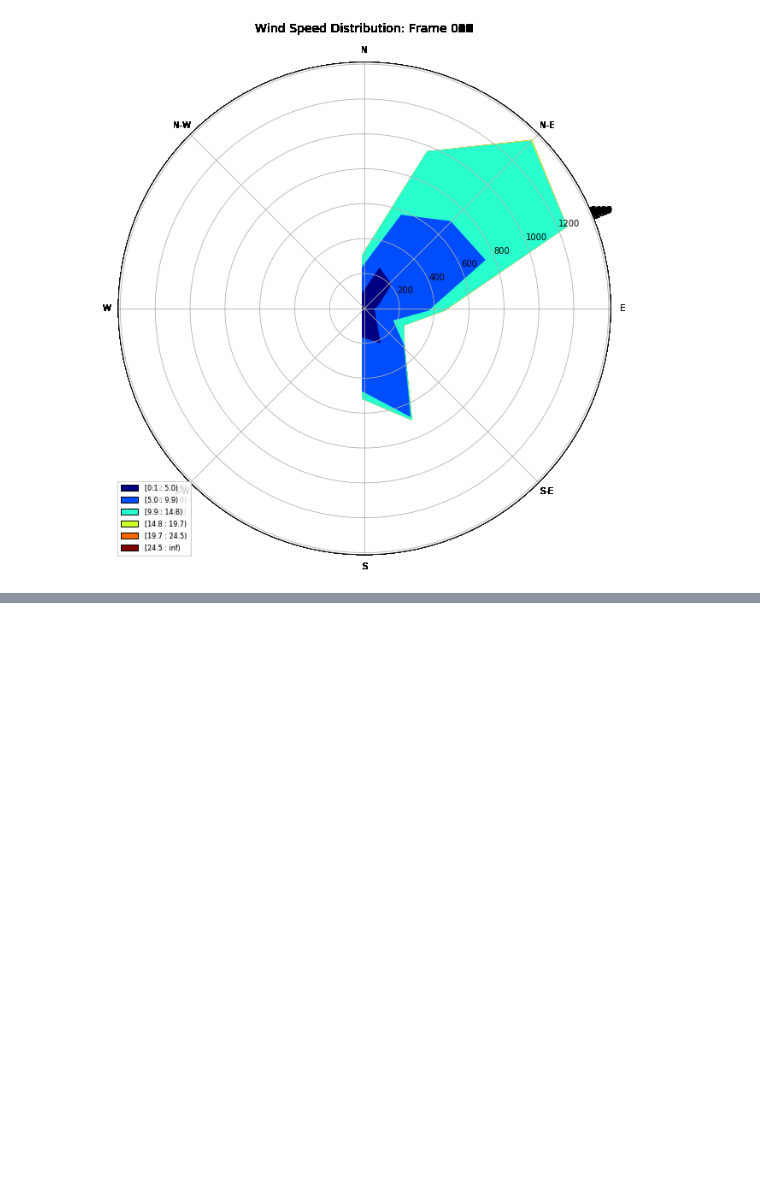
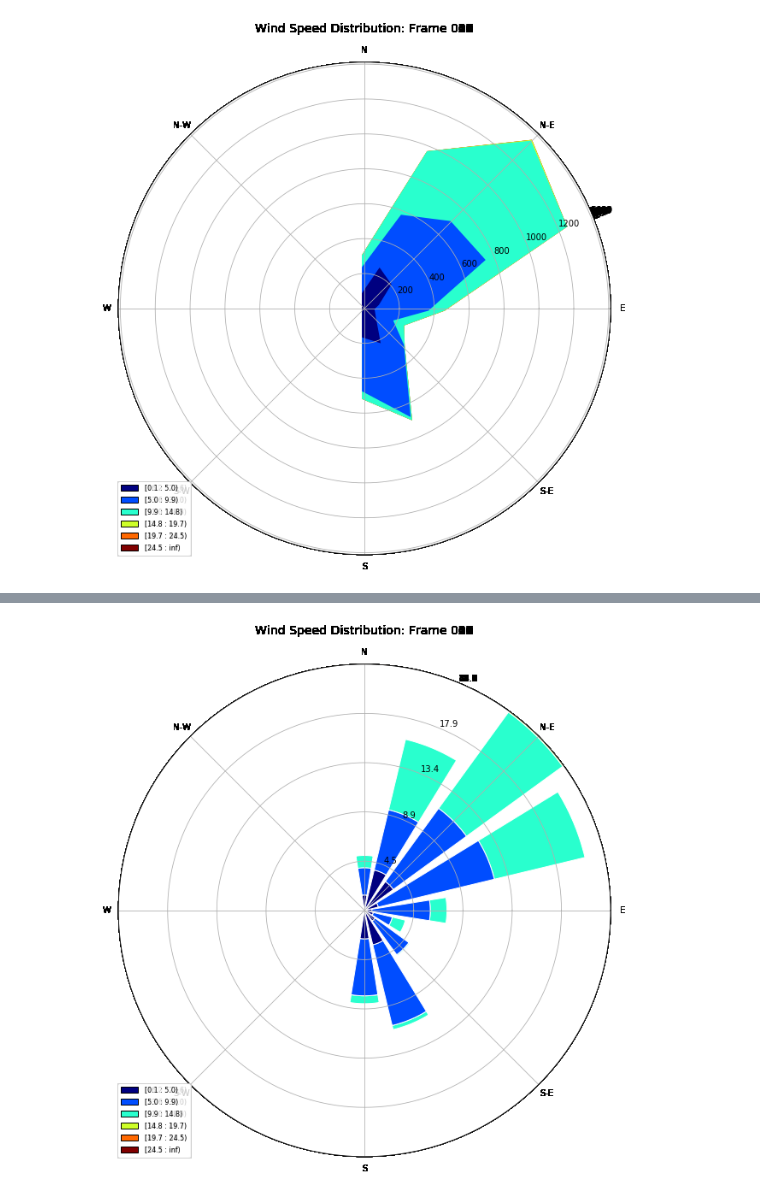
Before and after one commit to anacost/Windrose, a Jupyter notebook: windrose_wrf.ipynb, the cells around one changed output, grey strips where cells are left out. Saved outputs shown, nothing was run; the diff lists cells and outputs as text; code cells hidden in the pictures; blank space fills up the shorter version.

Commit message:
updated windrose_wrf.ipynb new styles

```diff
--- a/windrose_wrf.ipynb
+++ b/windrose_wrf.ipynb
@@ -88,0 +133,22 @@ IPython.display.HTML(ani.to_html5_video())
+# %%
+def drawwindrose(h,ax, title):
+    ax.set_title(title, fontsize=14)
+    cs = ax.bar(numpy.rad2deg(direction[h]),var=speed[h],nsector=16,bins=6,normed=True, opening=0.8, edgecolor='white')
+    ax.set_legend()
+    return cs
+def myanimate(h):
+    ax = windrose.WindroseAxes.from_ax(fig=fig)
+    new_contour = drawwindrose(h,ax, 'Wind Speed Distribution: Frame %03d'%(h))
+    return new_contour
+FFMpegWriter = matplotlib.animation.writers['ffmpeg']
+metadata = dict(title='Wind Speed Distribution from 2018-01-09T06:00:00', artist='Metos@UIO',
+                comment='Movie for Wind Speed Distribution from 2018-01-09T06:00:00')
+writer = FFMpegWriter(fps=20, metadata=metadata, bitrate=1800)
+
+fig= matplotlib.pyplot.figure(figsize=[10,10])
+
+ani2 = matplotlib.animation.FuncAnimation(fig, myanimate, frames=numpy.arange(U_ndarray.shape[0]),
+                                         interval=50*U_ndarray.shape[0])
+ani2.save("writer_WindSpeedDistributionnormed_200180109.mp4", writer = writer)
+# %% [output]
+[figure, added]
```
Also changed, not shown: parts of 7 cells of this notebook, 1 other file.
